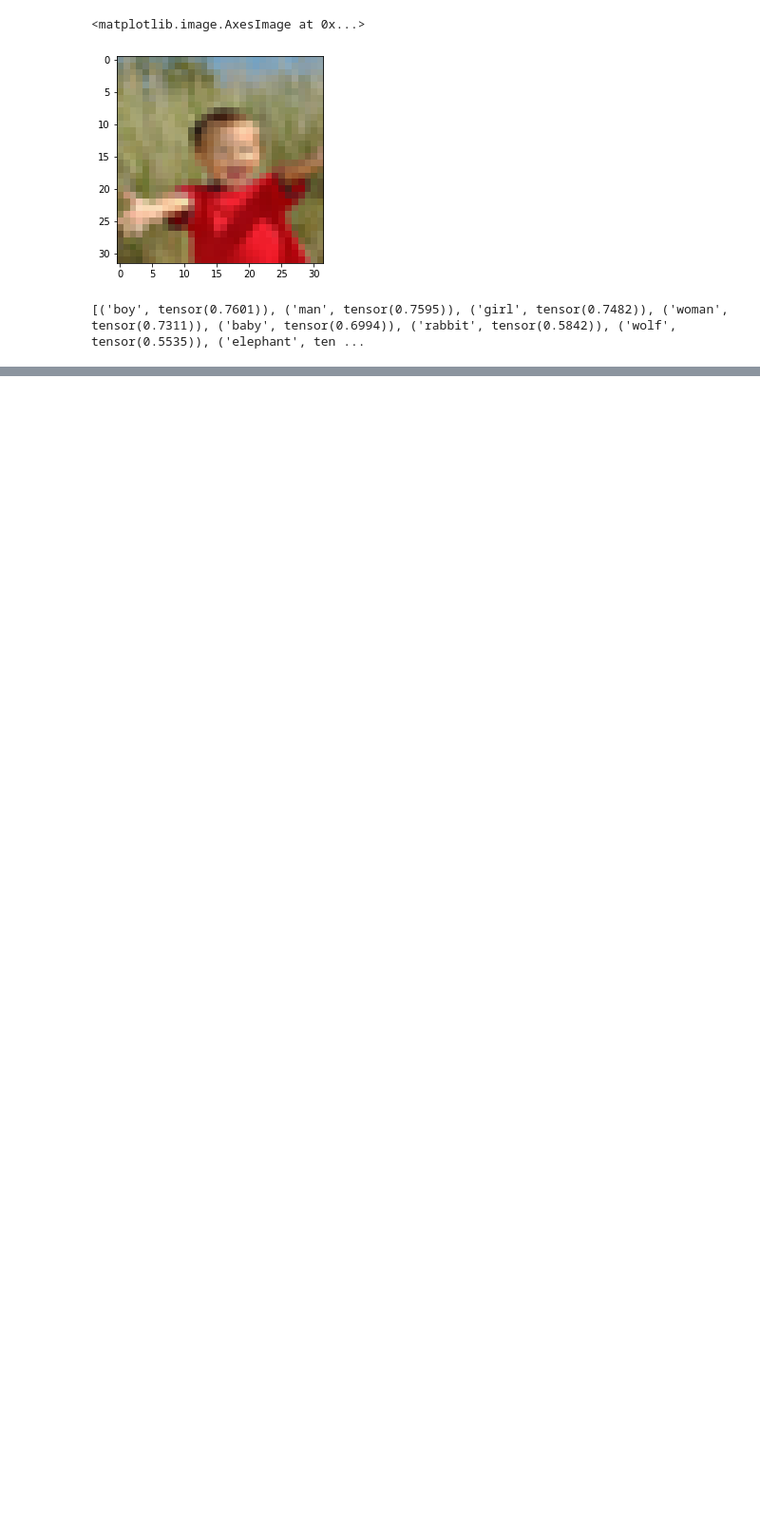
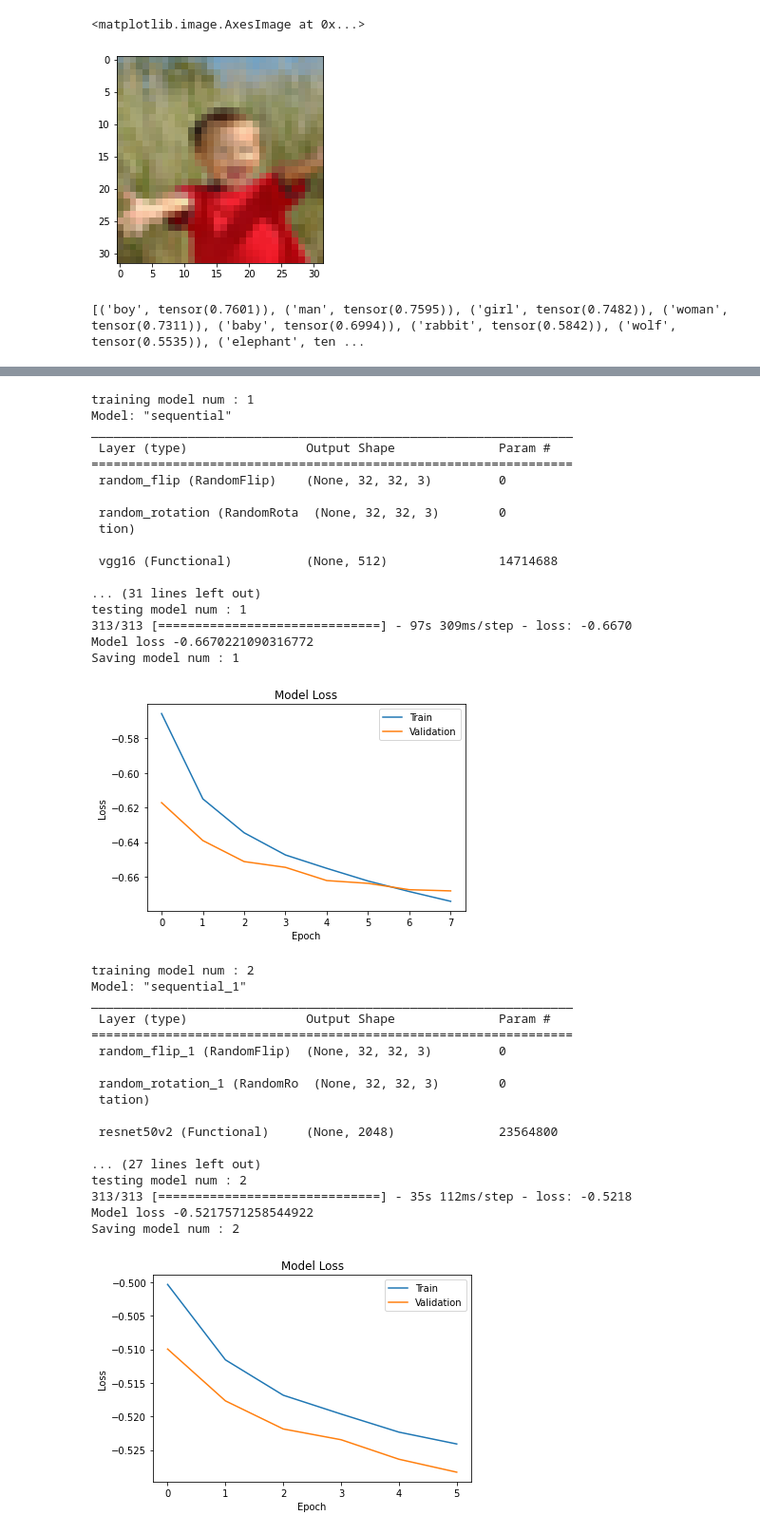
Before and after one commit to Taedriel/ZSL-v2, a Jupyter notebook: vs2txt.ipynb, the cells around one changed output, grey strips where cells are left out. Shown at 95% size. Cells and saved outputs as stored; diff of their text form; code cells hidden in the pictures; blank space fills up the shorter version.

```diff
--- a/vs2txt.ipynb
+++ b/vs2txt.ipynb
@@ -101,8 +102,9 @@ embs
 # %%
-from tensorflow.keras.applications import MobileNetV2, VGG19, ResNet50V2
+from tensorflow.keras.applications import MobileNetV2, VGG16, VGG19, ResNet50V2
 
 cnn1 = VGG19(weights='imagenet', include_top=False, input_shape=(32, 32, 3), pooling='max')
-cnn2 = ResNet50V2(weights='imagenet', include_top=False, input_shape=(32, 32, 3), pooling='max')
-cnn3 = MobileNetV2(weights='imagenet', include_top=False, input_shape=(32, 32, 3), pooling='max')
+cnn2 = VGG16(weights='imagenet', include_top=False, input_shape=(32, 32, 3), pooling='max')
+cnn3 = ResNet50V2(weights='imagenet', include_top=False, input_shape=(32, 32, 3), pooling='max')
+cnn4 = MobileNetV2(weights='imagenet', include_top=False, input_shape=(32, 32, 3), pooling='max')
 # %% [output]
 Downloading data from https://storage.googleapis.com/tensorflow/keras-applications/vgg19/vgg19_weights_tf_dim_ordering_tf_kernels_notop.h5
@@ -459,0 +487,68 @@ print(solver.get_nearest_embedding_of(totest))
+# %%
+X_train_vgg16: np.ndarray = tf.keras.applications.vgg16.preprocess_input(x_train)
+X_train_resnet: np.ndarray = tf.keras.applications.resnet50.preprocess_input(x_train)
+X_train_mobnet: np.ndarray = tf.keras.applications.mobilenet_v2.preprocess_input(x_train)
+
+X_trains = [X_train_vgg16, X_train_resnet, X_train_mobnet]
+
+X_test_vgg16: np.ndarray = tf.keras.applications.vgg16.preprocess_input(x_test)
+X_test_resnet: np.ndarray = tf.keras.applications.resnet50.preprocess_input(x_test)
+X_test_mobnet: np.ndarray = tf.keras.applications.mobilenet_v2.preprocess_input(x_test)
+
+X_tests = [X_test_vgg16, X_test_resnet, X_test_mobnet]
+# %%
+model_vgg16 = Mapping(cnn2, [32, 32, 3])
+model_restnet = Mapping(cnn3, [32, 32, 3])
+model_mobnet = Mapping(cnn4, [32, 32, 3])
+
+models = [model_vgg16, model_restnet, model_mobnet]
+names = ['vgg16', 'resnet', 'mobilenet']
+# %%
+optimizer = tf.keras.optimizers.Adam(learning_rate=0.001)
+loss = tf.keras.losses.CosineSimilarity(axis=1)
+
+for idx, model in enumerate(models):
+    print('training model num :', idx+1)
+    model.train(X_trains[idx], y_train_vecs, optimizer=optimizer, loss=loss)
+    print('testing model num :', idx+1)
+    model.test(X_tests[idx], y_test_vecs)
+    print('Saving model num :', idx+1)
+    model.save_model(names[idx])
+    model.plot_training_results()
+# %% [output]
+training model num : 1
+Model: "sequential"
+_________________________________________________________________
+ Layer (type)                Output Shape              Param #
+=================================================================
+ random_flip (RandomFlip)    (None, 32, 32, 3)         0
+
+ random_rotation (RandomRota  (None, 32, 32, 3)        0
+ tion)
+
+ vgg16 (Functional)          (None, 512)               14714688
+
+... (31 lines left out)
+testing model num : 1
+313/313 [==============================] - 97s 309ms/step - loss: -0.6670
+Model loss -0.6670221090316772
+Saving model num : 1
+[figure, added]
+training model num : 2
+Model: "sequential_1"
+_________________________________________________________________
+ Layer (type)                Output Shape              Param #
+=================================================================
+ random_flip_1 (RandomFlip)  (None, 32, 32, 3)         0
+
+ random_rotation_1 (RandomRo  (None, 32, 32, 3)        0
+ tation)
+
+ resnet50v2 (Functional)     (None, 2048)              23564800
+
+... (27 lines left out)
+testing model num : 2
+313/313 [==============================] - 35s 112ms/step - loss: -0.5218
+Model loss -0.5217571258544922
+Saving model num : 2
+[figure, added]
```
Also changed, not shown: parts of 17 cells of this notebook.
